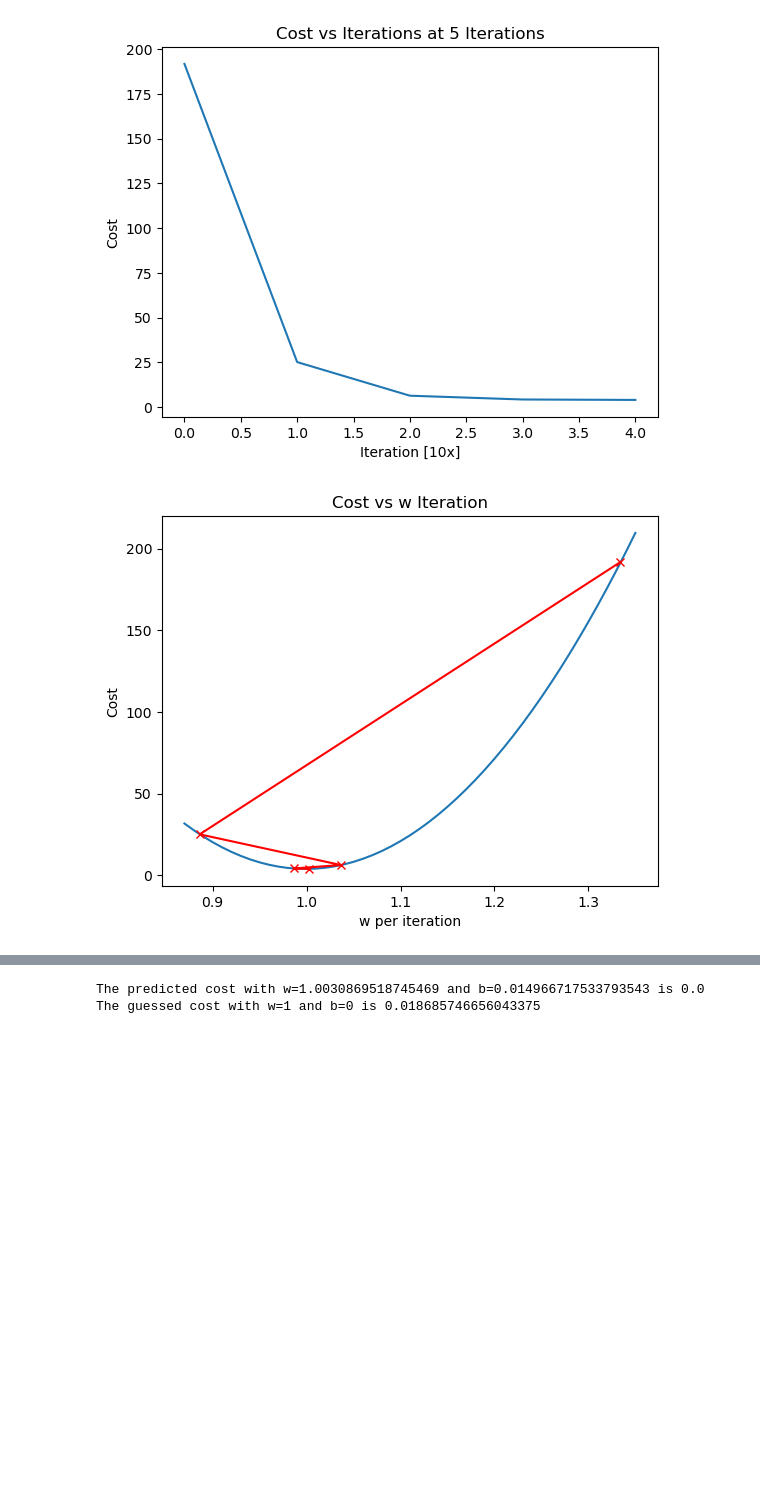
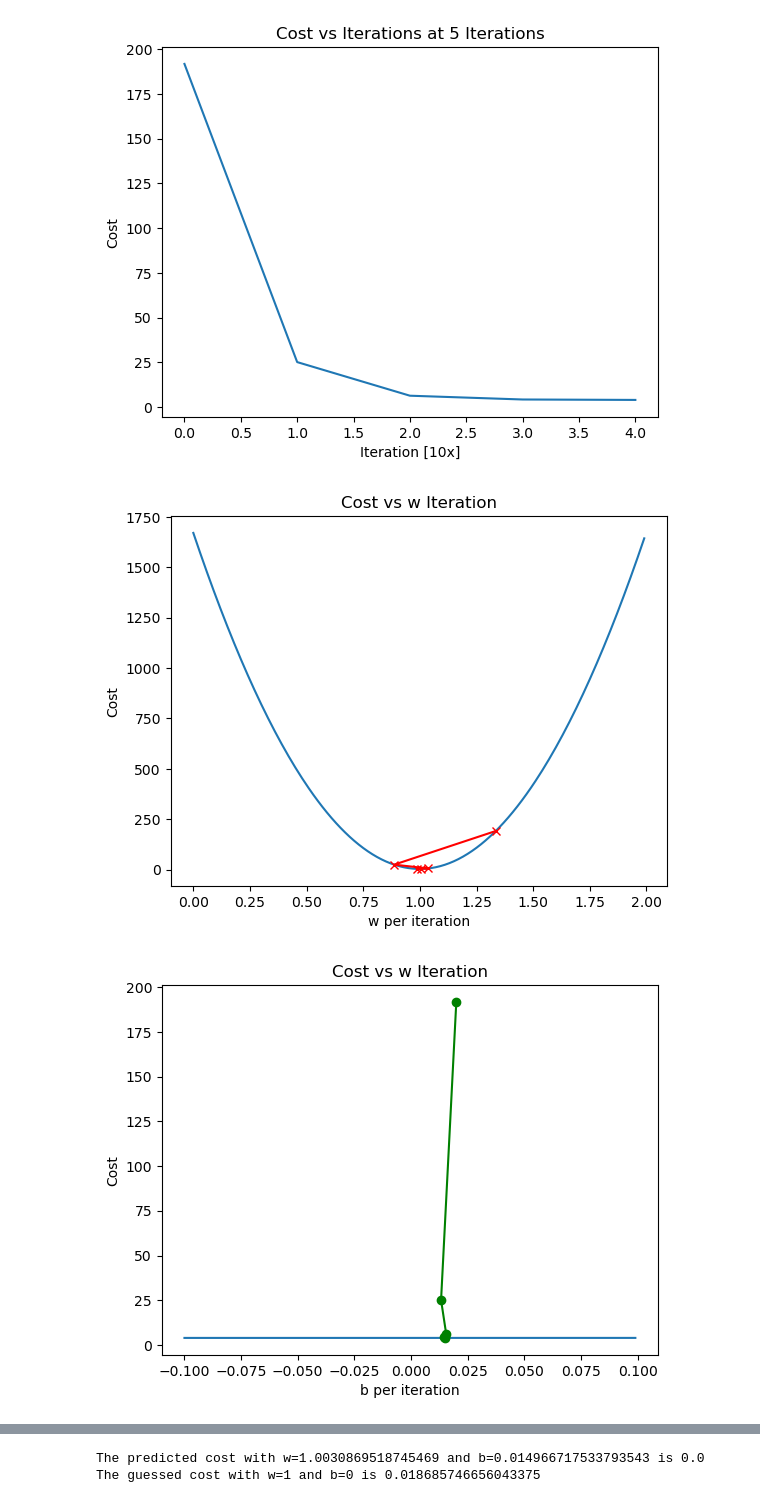
Before and after one commit to WhisperingRock/Kaggle_ML, a Jupyter notebook: univariable-linear-regression.ipynb, the cells around one changed output, grey strips where cells are left out. Saved outputs shown, nothing was run; the diff lists cells and outputs as text; code cells hidden in the pictures; blank space fills up the shorter version.

```diff
--- a/univariable-linear-regression.ipynb
+++ b/univariable-linear-regression.ipynb
@@ -239,30 +239,45 @@ Iteration    4: Cost 3.97e+00  dj_dw: -4.238e+01, dj_db: -6.043e-01   w:  1.003e
 # %%
 # Checking how the learning rate bounces around cost vs w
 
-w_fill=np.arange(0.87, 1.35, 0.01)
+w_fill=np.arange(0, 2, 0.01)
+b_fill=np.arange(-.1, .1, 0.001)
 j_w_zero = np.zeros(w_fill.shape[0])
+j_b_zero = np.zeros(b_fill.shape[0])
 
 for i in range(w_fill.shape[0]):
     j_w_zero[i] = compute_cost(x_train_c, y_train_c, w_fill[i], 0)
+    j_b_zero[i] = compute_cost(x_train_c, y_train_c, 1, b_fill[i])   # the slope here definitely matters here [INVESTIGATE]
 
 plt.plot(w_fill, j_w_zero)
 
 
 w_lst = np.zeros(len(p_hist))
 b_lst = np.zeros(len(p_hist))
 for i in range(len(p_hist)):
     w_lst[i] = p_hist[i][0]
     b_lst[i] = p_hist[i][1]
 
 
 plt.plot(w_lst, J_hist, c='r', marker='x')
 #plt.plot(p_hist, J_hist, c='g')
 plt.title(f"Cost vs w Iteration")
 plt.ylabel('Cost')
 plt.xlabel('w per iteration')
 plt.show()
+
+
+plt.plot(b_fill, j_b_zero)
+
+
+plt.plot(b_lst, J_hist, c='g', marker='o')
+#plt.plot(p_hist, J_hist, c='g')
+plt.title(f"Cost vs w Iteration")
+plt.ylabel('Cost')
+plt.xlabel('b per iteration')
+plt.show()
 # %% [output]
-[figure, old version]
+[figure, new version]
+[figure, added]
 # %%
 # STILL TRYING TO GRAPH A 3D PLOT OF (b, w, J(w,b))
 b = np.linspace(-0.1, 0.4, 500)
```
Also changed, not shown: parts of 2 cells of this notebook.
